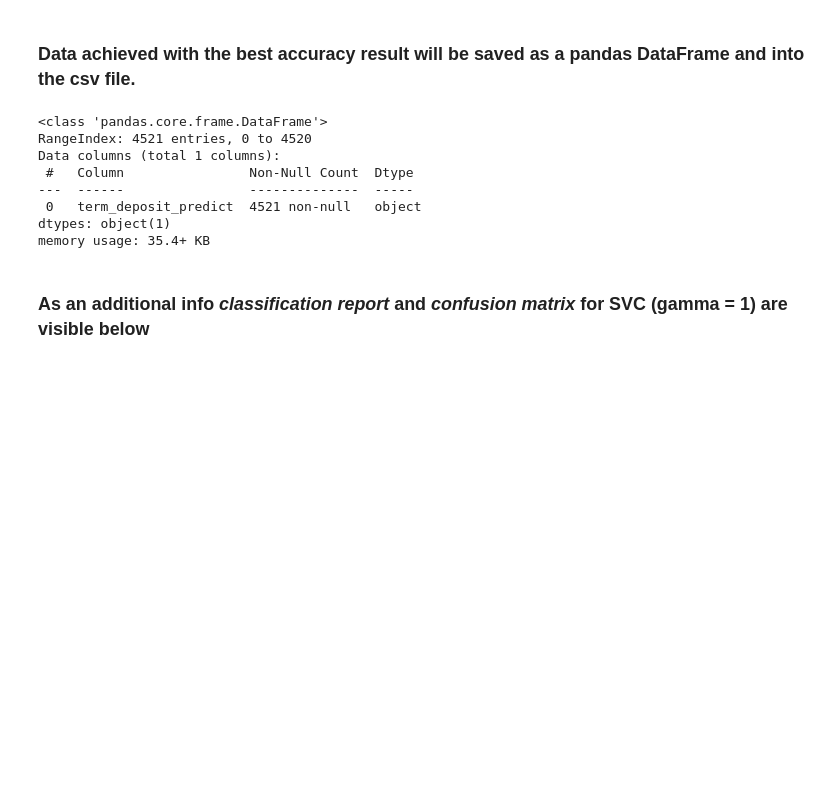
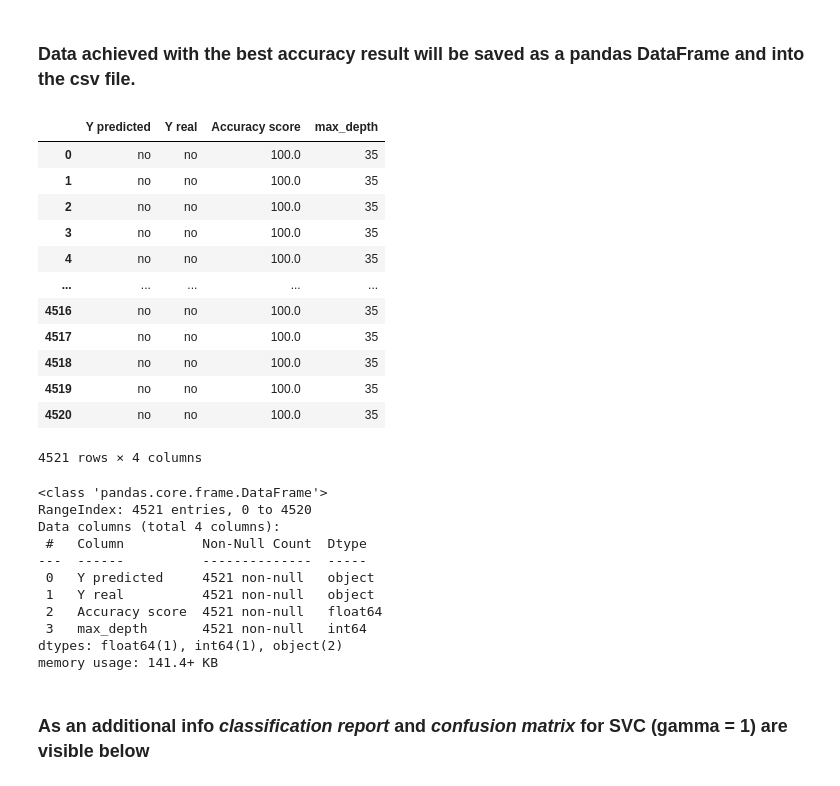
Before and after one commit to KrzysztofSobota/bank_credit_decision, a Jupyter notebook: bank_customers_survey.ipynb, the cells around one changed output. Saved outputs shown, nothing was run; the diff lists cells and outputs as text; code cells hidden in the pictures; blank space fills up the shorter version.

```diff
--- a/bank_customers_survey.ipynb
+++ b/bank_customers_survey.ipynb
@@ -251,31 +253,27 @@ traindata[(traindata['balance'] == no_decision_max_balance) | (traindata['balanc
 # %% [markdown]
 ## Using algorithms we will be looking for dependencies between data in column `'term_deposit'` and the rest of data in the table.
 # %%
-from sklearn import preprocessing, metrics
-from sklearn.metrics import f1_score, precision_score, recall_score, mean_squared_error, r2_score, classification_report, confusion_matrix
-from sklearn import linear_model
+from sklearn.preprocessing import StandardScaler, OneHotEncoder
+from sklearn.metrics import f1_score, precision_score, accuracy_score, recall_score, classification_report, confusion_matrix
 from sklearn.compose import ColumnTransformer
 from sklearn.pipeline import Pipeline
-from sklearn.impute import SimpleImputer
-from sklearn.preprocessing import StandardScaler, OneHotEncoder
 import joblib
 
-# Train and test data are divided into X (dependancy part) and y ('term_deposit')
-X_train = traindata.drop('term_deposit', axis = 1)
-y_train = traindata['term_deposit']
-X_test = testdata.drop('term_deposit', axis = 1)
-y_test = testdata['term_deposit']
-
-numeric_features = traindata.select_dtypes(include = 'number').columns
+numeric_features1 = traindata.select_dtypes(include = 'number').columns
+numeric_features2 = testdata.select_dtypes(include = 'number').columns
 numeric_transformer = Pipeline(steps = [('scaler', StandardScaler())])
 
-categorical_features = traindata.select_dtypes(exclude = 'number').columns.drop('term_deposit')
-categorical_transformer = Pipeline(steps = [
-    ('imputer', SimpleImputer(strategy = 'constant', fill_value = 'missing')),
-    ('onehot', OneHotEncoder(handle_unknown = 'ignore'))])
+categorical_features1 = traindata.select_dtypes(exclude = 'number').columns.drop('term_deposit')
+categorical_features2 = testdata.select_dtypes(exclude = 'number').columns.drop('term_deposit')
+categorical_transformer = Pipeline(steps = [('onehot', OneHotEncoder(handle_unknown = 'ignore'))])
 
-preprocessor = ColumnTransformer(transformers = [
-        ('num', numeric_transformer, numeric_features),
-        ('cat', categorical_transformer, categorical_features)])
+preprocessor = ColumnTransformer(transformers = [('num1', numeric_transformer, numeric_features1),
+                                                 ('num2', numeric_transformer, numeric_features2),
+                                                 ('cat1', categorical_transformer, categorical_features1),
+                                                 ('cat2', categorical_transformer, categorical_features2)])
+# %%
+# Train and test data are divided into X (dependancy part) and y ('term_deposit')
+X_train, y_train = traindata.drop('term_deposit', axis = 1), traindata['term_deposit']
+X_test, y_test = testdata.drop('term_deposit', axis = 1), testdata['term_deposit']
 # %% [markdown]
 # Append classifier to preprocessing pipeline.
@@ -559,2 +383,8 @@ Accuracy result = 0.998, gamma = 1.00000
+# %%
+clf = Pipeline(steps = [('preprocessor', preprocessor),
+                        ('classifier', DecisionTreeClassifier(max_depth=35))])
+clf.fit(X_train, y_train)
+y_pred = clf.fit(X_train, y_train).predict(X_test)
+acc_score = accuracy_score(y_test, y_pred)
 # %% [markdown]
 ### Data achieved with the best accuracy result will be saved as a pandas DataFrame and into the csv file.
@@ -564,5 +391,23 @@ optimal_pred_values = pd.DataFrame({"term_deposit_predict": SVC_rbf_gamma_result
+# %%
+final_pred_values = pd.DataFrame(data={'Y predicted': y_pred, 'Y real': y_test})
+final_pred_values[['Accuracy score', 'max_depth']] = [100*(acc_score), 35]
+final_pred_values
+# %% [output]
+|  | Y predicted | Y real | Accuracy score | max_depth |
+| 0 | no | no | 100.0 | 35 |
+| 1 | no | no | 100.0 | 35 |
+| 2 | no | no | 100.0 | 35 |
+| 3 | no | no | 100.0 | 35 |
+| 4 | no | no | 100.0 | 35 |
+| ... | ... | ... | ... | ... |
+| 4516 | no | no | 100.0 | 35 |
+| 4517 | no | no | 100.0 | 35 |
+| 4518 | no | no | 100.0 | 35 |
+| 4519 | no | no | 100.0 | 35 |
+| 4520 | no | no | 100.0 | 35 |
+4521 rows × 4 columns
 # %%
-final_pred_values = optimal_pred_values.to_csv('predicted_values.csv', index = False)
+final_pred_values.to_csv('predicted_values.csv', index = False)
 final_pred_values = pd.read_csv('predicted_values.csv', index_col = False)
 
 #
@@ -570,11 +415,14 @@ final_pred_values.info()
 # %% [output]
 <class 'pandas.core.frame.DataFrame'>
 RangeIndex: 4521 entries, 0 to 4520
-Data columns (total 1 columns):
- #   Column                Non-Null Count  Dtype
----  ------                --------------  -----
- 0   term_deposit_predict  4521 non-null   object
-dtypes: object(1)
-memory usage: 35.4+ KB
+Data columns (total 4 columns):
+ #   Column          Non-Null Count  Dtype
+---  ------          --------------  -----
+ 0   Y predicted     4521 non-null   object
+ 1   Y real          4521 non-null   object
+ 2   Accuracy score  4521 non-null   float64
+ 3   max_depth       4521 non-null   int64
+dtypes: float64(1), int64(1), object(2)
+memory usage: 141.4+ KB
 # %% [markdown]
 ### As an additional info ***classification report*** and ***confusion matrix*** for SVC (gamma = 1) are visible below
```
Also changed, not shown: parts of 57 cells of this notebook, 1 other file.
